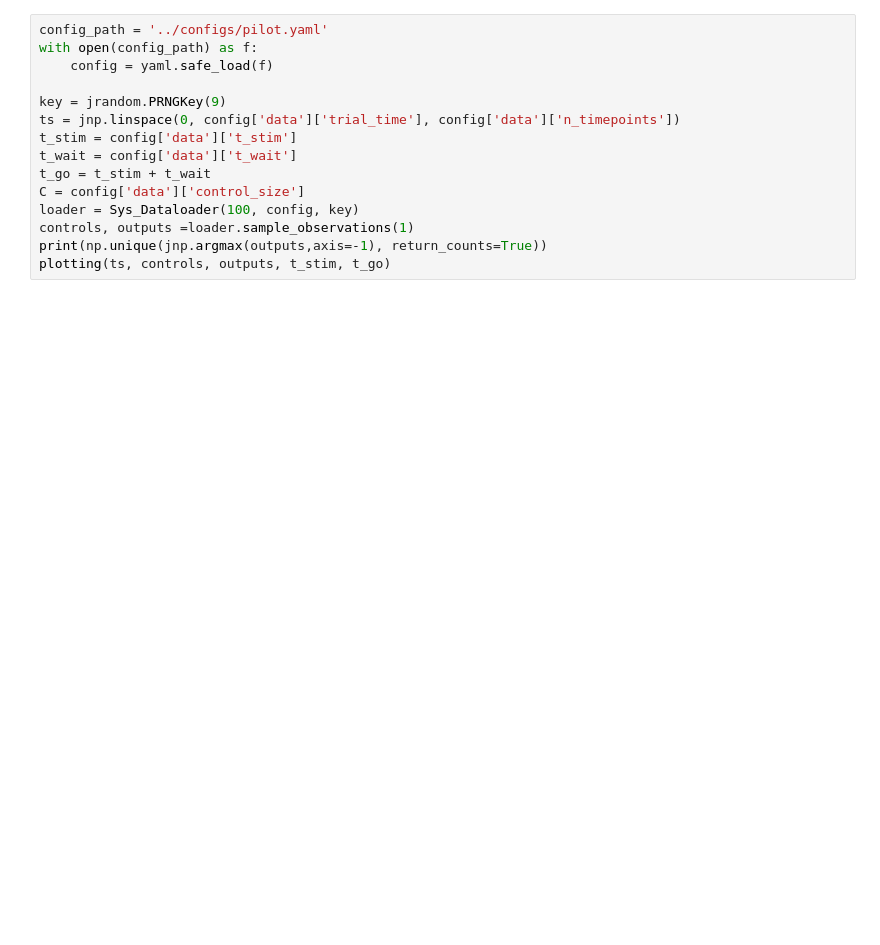
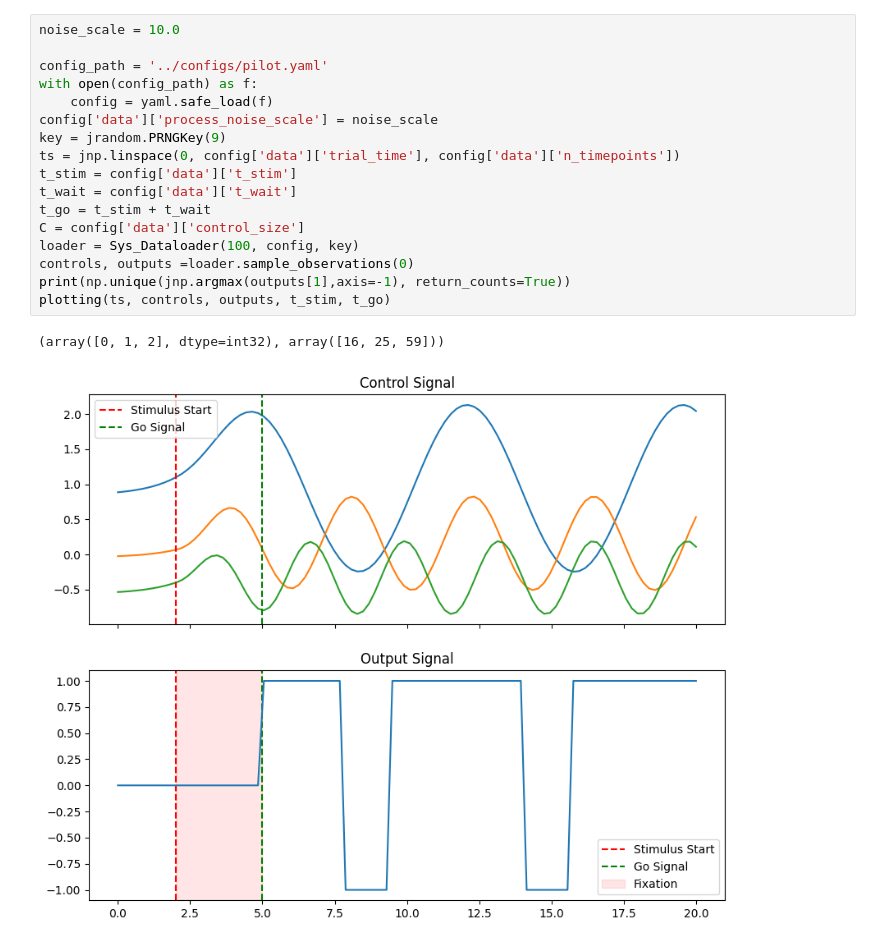
Before and after one commit to elgazzarr/Neural_SI, a Jupyter notebook: notebooks/data_playground.ipynb, the cells around one changed output. Saved outputs shown, nothing was run; the diff lists cells and outputs as text; blank space fills up the shorter version.

```diff
--- a/notebooks/data_playground.ipynb
+++ b/notebooks/data_playground.ipynb
@@ -31,17 +33,22 @@ from simulated_system.data import *
 import pickle
 import yaml
 # %%
+noise_scale = 10.0
+
 config_path = '../configs/pilot.yaml'
 with open(config_path) as f:
     config = yaml.safe_load(f)
-
+config['data']['process_noise_scale'] = noise_scale
 key = jrandom.PRNGKey(9)
 ts = jnp.linspace(0, config['data']['trial_time'], config['data']['n_timepoints'])
 t_stim = config['data']['t_stim']
 t_wait = config['data']['t_wait']
 t_go = t_stim + t_wait
 C = config['data']['control_size']
 loader = Sys_Dataloader(100, config, key)
-controls, outputs =loader.sample_observations(1)
-print(np.unique(jnp.argmax(outputs,axis=-1), return_counts=True))
+controls, outputs =loader.sample_observations(0)
+print(np.unique(jnp.argmax(outputs[1],axis=-1), return_counts=True))
 plotting(ts, controls, outputs, t_stim, t_go)
+# %% [output]
+(array([0, 1, 2], dtype=int32), array([16, 25, 59]))
+[figure, added]
```
Also changed, not shown: parts of 2 cells of this notebook, 10 other files.
